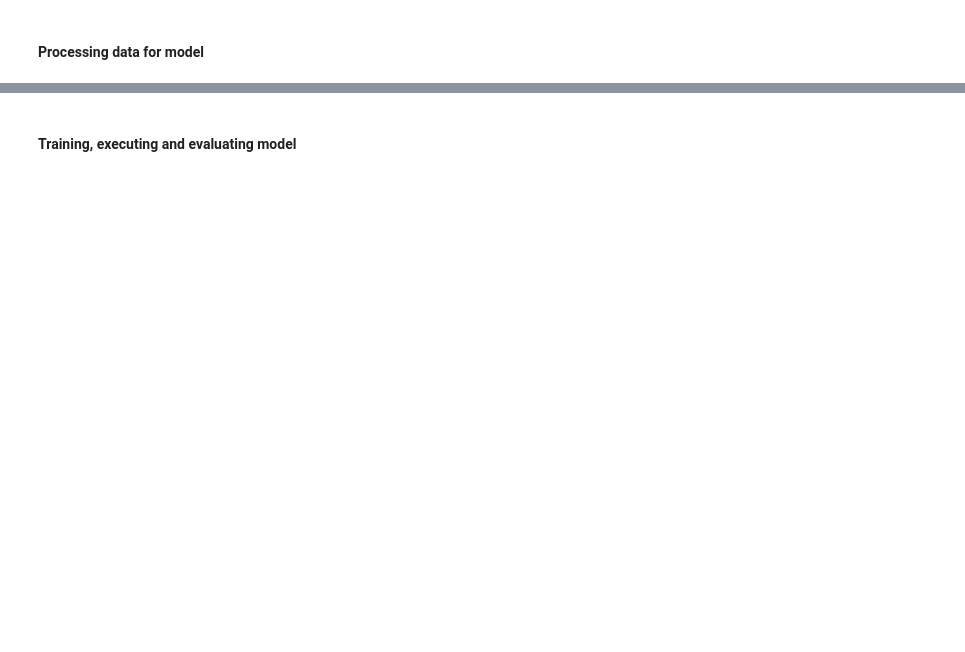
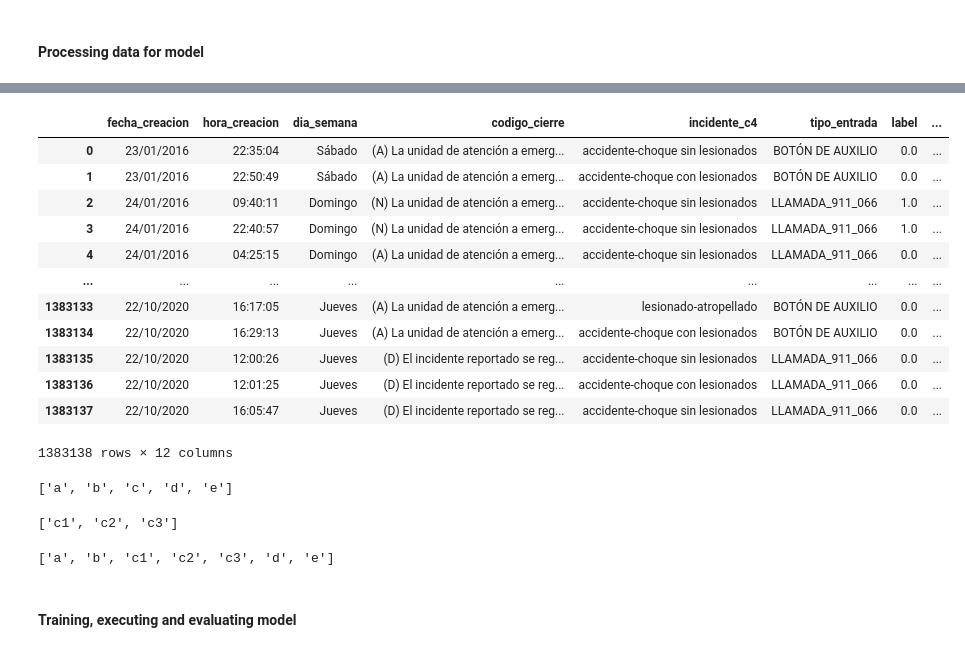
Before and after one commit to robperch/intro_to_ds_project, a Jupyter notebook: notebooks/Rob/Rob_sandbox.ipynb, the cells around one changed output, grey strips where cells are left out. Cells and saved outputs as stored; diff of their text form; code cells hidden in the pictures; blank space fills up the shorter version.

```diff
--- a/notebooks/Rob/Rob_sandbox.ipynb
+++ b/notebooks/Rob/Rob_sandbox.ipynb
@@ -99,0 +115,26 @@ df_features_prc, df_labels = feature_generation(df)
+# %%
+df
+# %% [output]
+|  | fecha_creacion | hora_creacion | dia_semana | codigo_cierre | incidente_c4 | tipo_entrada | label | ... |
+| 0 | 23/01/2016 | 22:35:04 | Sábado | (A) La unidad de atención a emerg... | accidente-choque sin lesionados | BOTÓN DE AUXILIO | 0.0 | ... |
+| 1 | 23/01/2016 | 22:50:49 | Sábado | (A) La unidad de atención a emerg... | accidente-choque con lesionados | BOTÓN DE AUXILIO | 0.0 | ... |
+| 2 | 24/01/2016 | 09:40:11 | Domingo | (N) La unidad de atención a emerg... | accidente-choque sin lesionados | LLAMADA_911_066 | 1.0 | ... |
+| 3 | 24/01/2016 | 22:40:57 | Domingo | (N) La unidad de atención a emerg... | accidente-choque sin lesionados | LLAMADA_911_066 | 1.0 | ... |
+| 4 | 24/01/2016 | 04:25:15 | Domingo | (A) La unidad de atención a emerg... | accidente-choque sin lesionados | LLAMADA_911_066 | 0.0 | ... |
+| ... | ... | ... | ... | ... | ... | ... | ... | ... |
+| 1383133 | 22/10/2020 | 16:17:05 | Jueves | (A) La unidad de atención a emerg... | lesionado-atropellado | BOTÓN DE AUXILIO | 0.0 | ... |
+| 1383134 | 22/10/2020 | 16:29:13 | Jueves | (A) La unidad de atención a emerg... | accidente-choque con lesionados | BOTÓN DE AUXILIO | 0.0 | ... |
+| 1383135 | 22/10/2020 | 12:00:26 | Jueves | (D) El incidente reportado se reg... | accidente-choque sin lesionados | LLAMADA_911_066 | 0.0 | ... |
+| 1383136 | 22/10/2020 | 12:01:25 | Jueves | (D) El incidente reportado se reg... | accidente-choque con lesionados | LLAMADA_911_066 | 0.0 | ... |
+| 1383137 | 22/10/2020 | 16:05:47 | Jueves | (D) El incidente reportado se reg... | accidente-choque sin lesionados | LLAMADA_911_066 | 0.0 | ... |
+1383138 rows × 12 columns
+# %%
+l1 = list("abcde")
+l1
+# %% [output]
+['a', 'b', 'c', 'd', 'e']
+# %%
+c = ["c1", "c2", "c3"]
+c
+# %% [output]
+['c1', 'c2', 'c3']
@@ -100,2 +145,6 @@ df_features_prc, df_labels = feature_generation(df)
+# %%
+l1
+# %% [output]
+['a', 'b', 'c1', 'c2', 'c3', 'd', 'e']
 # %% [markdown]
 #### Training, executing and evaluating model
```
Also changed, not shown: parts of 15 cells of this notebook, 2 other files.
